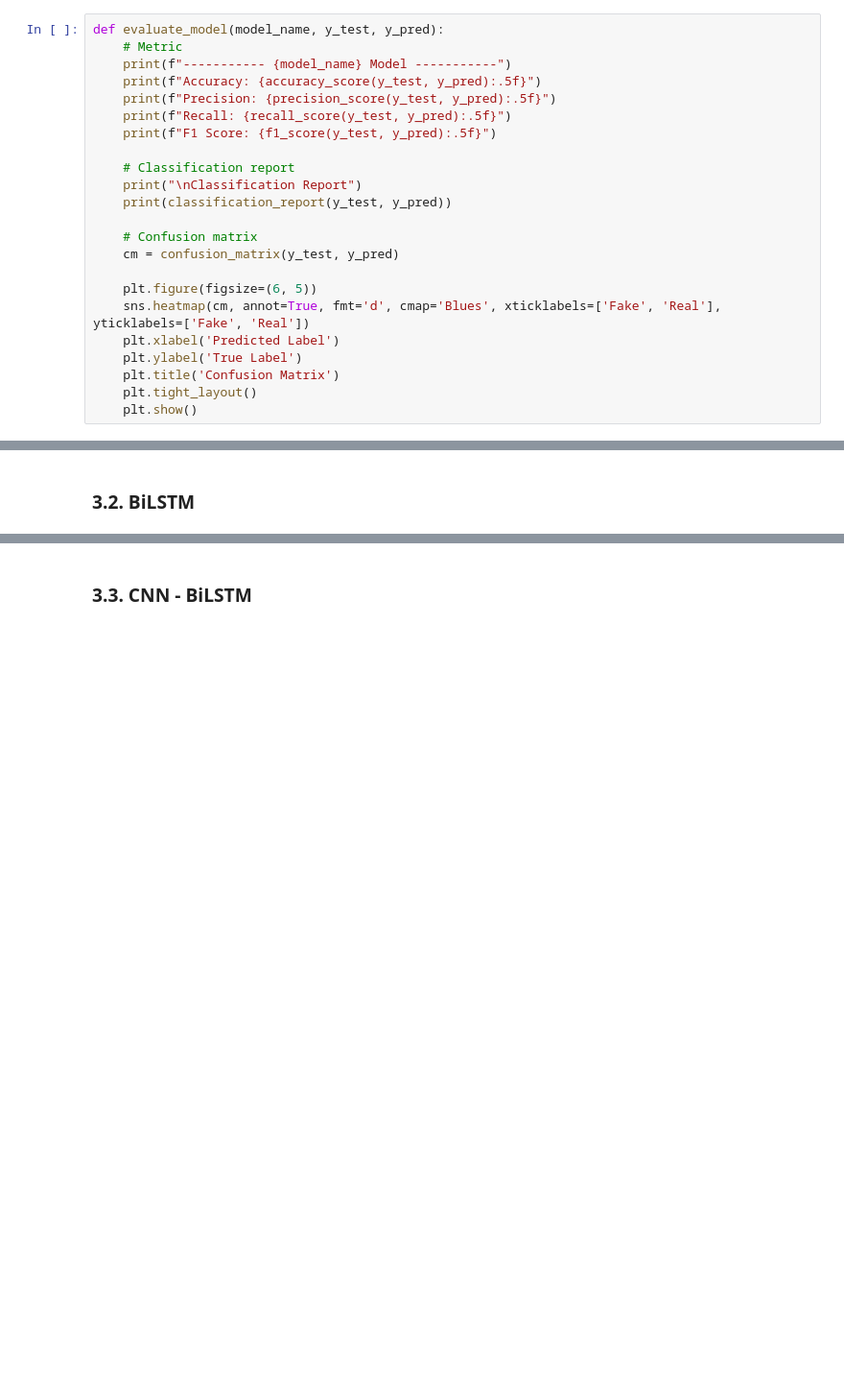
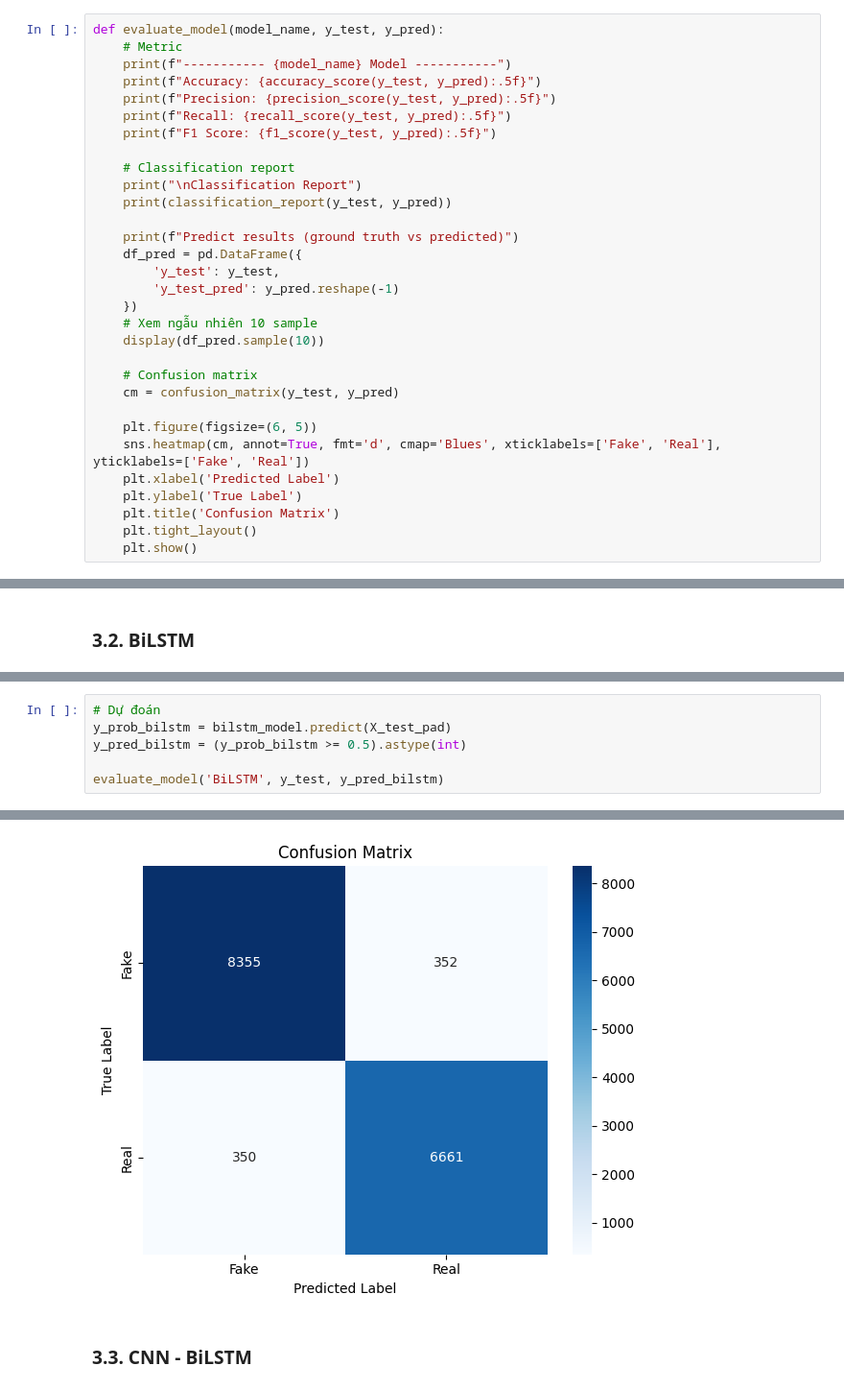
Before and after one commit to ththu0205/Fake-News-Detector, a Jupyter notebook: final_project_teku.ipynb, the cells around one changed output, grey strips where cells are left out. Shown: that part at 96% size. Cells and saved outputs as stored; diff of their text form; blank space fills up the shorter version.

```diff
--- a/final_project_teku.ipynb
+++ b/final_project_teku.ipynb
@@ -104,6 +113,14 @@ def evaluate_model(model_name, y_test, y_pred):
     print("\nClassification Report")
     print(classification_report(y_test, y_pred))
 
+    print(f"Predict results (ground truth vs predicted)")
+    df_pred = pd.DataFrame({
+        'y_test': y_test,
+        'y_test_pred': y_pred.reshape(-1)
+    })
+    # Xem ngẫu nhiên 10 sample
+    display(df_pred.sample(10))
+
     # Confusion matrix
     cm = confusion_matrix(y_test, y_pred)
 
@@ -266,0 +354,7 @@ weighted avg       0.96      0.96      0.96     15718
+# %%
+# Dự đoán
+y_prob_bilstm = bilstm_model.predict(X_test_pad)
+y_pred_bilstm = (y_prob_bilstm >= 0.5).astype(int)
+
+evaluate_model('BiLSTM', y_test, y_pred_bilstm)
+# %% [output]
@@ -267,2 +390,3 @@ weighted avg       0.96      0.96      0.96     15718
+[figure, added]
 # %% [markdown]
 ### **3.3. CNN - BiLSTM**
```
Also changed, not shown: parts of 18 cells of this notebook.
